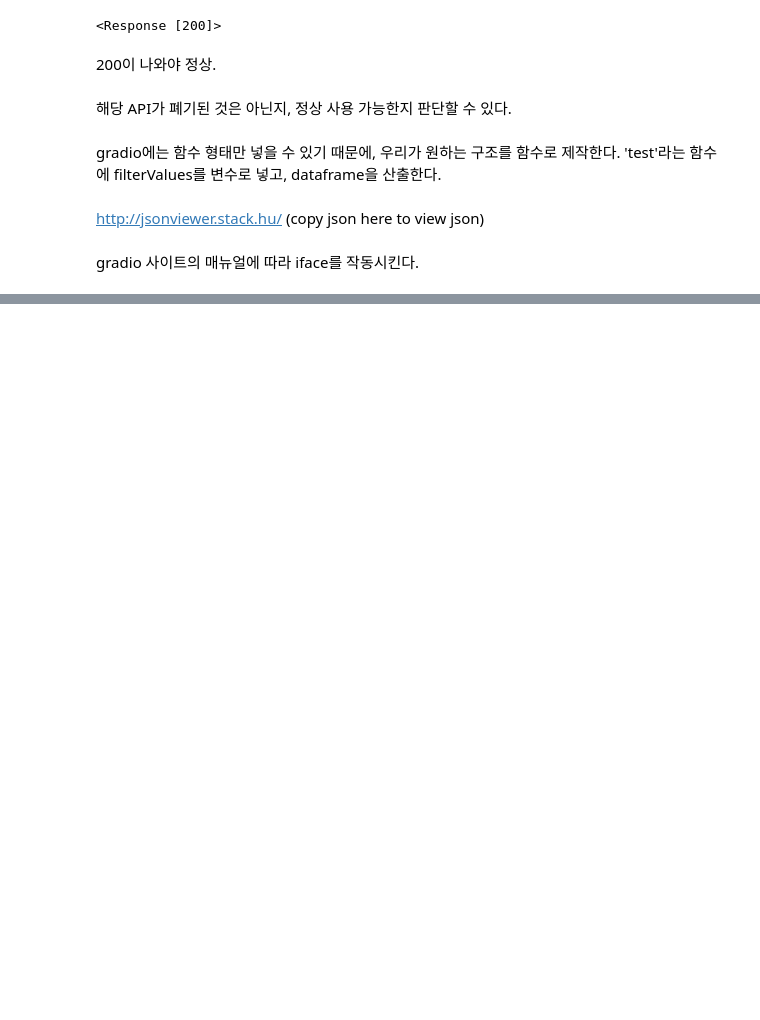
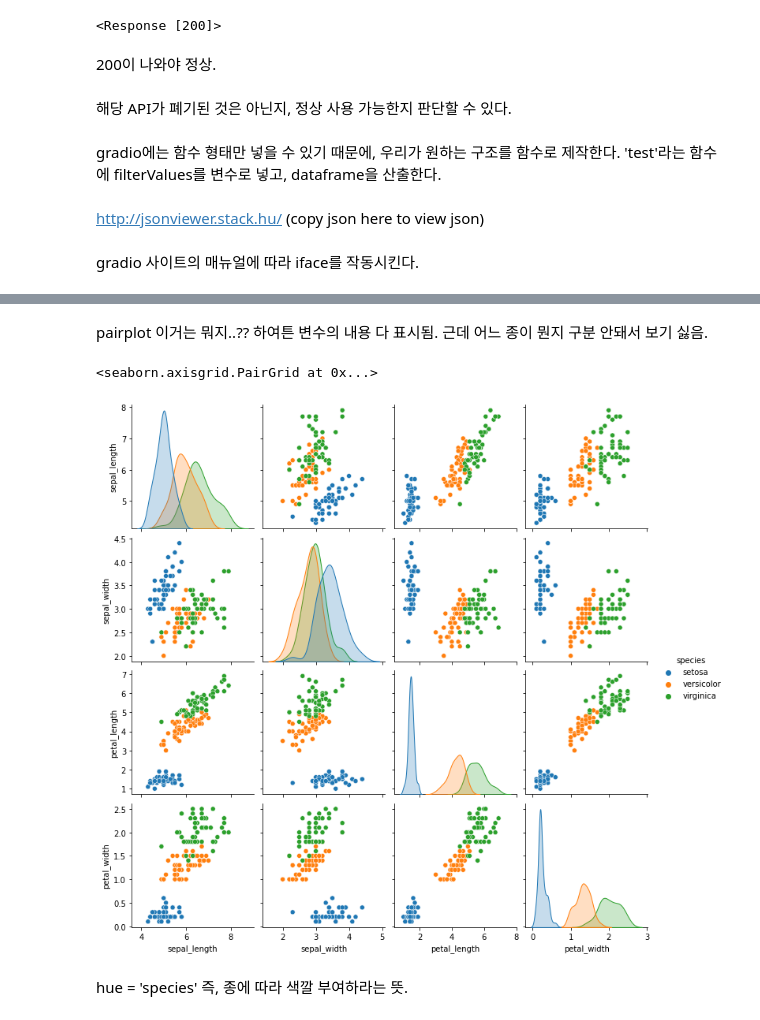
Before and after one commit to Lyr-ics/class2022Spring, a Jupyter notebook: class2022spring.ipynb, the cells around one changed output, grey strips where cells are left out. Cells and saved outputs as stored; diff of their text form; code cells hidden in the pictures; blank space fills up the shorter version.

```diff
--- a/class2022spring.ipynb
+++ b/class2022spring.ipynb
@@ -761,0 +804,9 @@ gradio 사이트의 매뉴얼에 따라 iface를 작동시킨다.
+# %% [markdown]
+pairplot 이거는 뭐지..?? 하여튼 변수의 내용 다 표시됨. 근데 어느 종이 뭔지 구분 안돼서 보기 싫음.
+# %%
+sns.pairplot(df, hue='species')
+# %% [output]
+<seaborn.axisgrid.PairGrid at 0x...>
+[figure, added]
+# %% [markdown]
+hue = 'species' 즉, 종에 따라 색깔 부여하라는 뜻.
```
Also changed, not shown: parts of 81 cells of this notebook.
